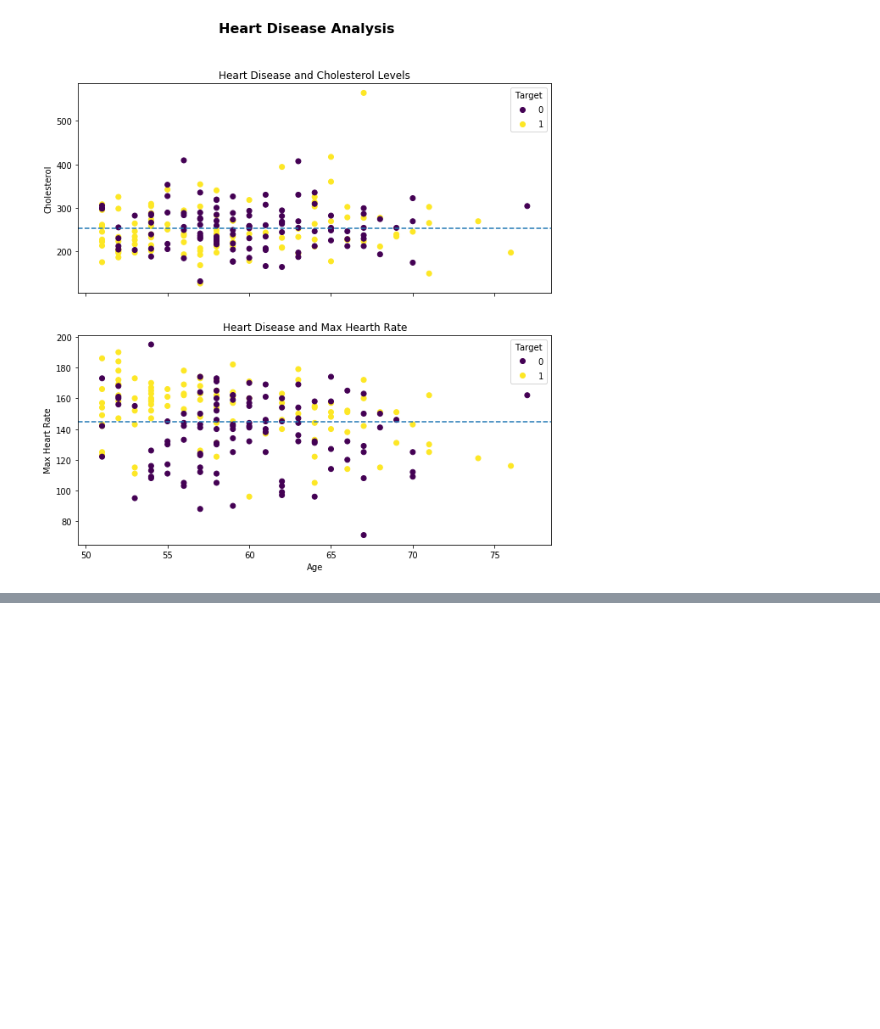
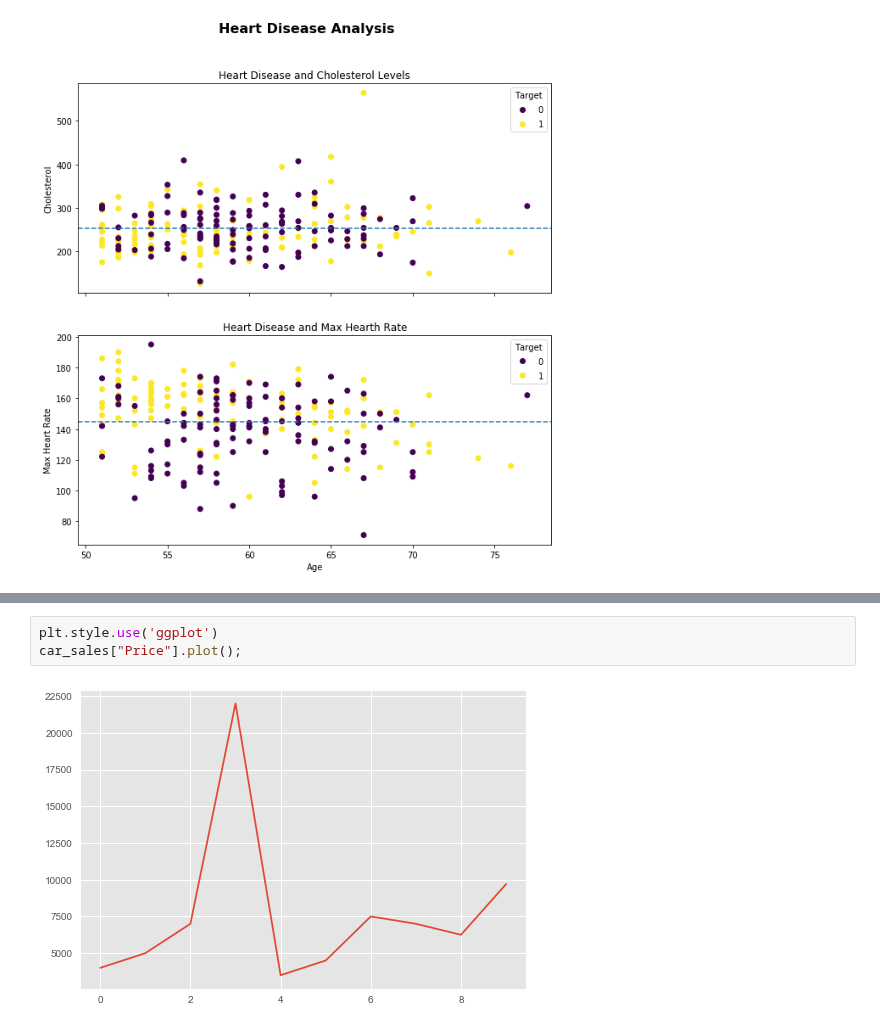
Before and after one commit to negreteo/conda_sample_project, a Jupyter notebook: introduction-to-matplotlib.ipynb, the cells around one changed output, grey strips where cells are left out. Drawn from its saved outputs; the diff is of its cells as text; blank space fills up the shorter version.

```diff
--- a/introduction-to-matplotlib.ipynb
+++ b/introduction-to-matplotlib.ipynb
@@ -441,0 +479,5 @@ fig.suptitle("Heart Disease Analysis", fontsize=16, fontweight="bold");
+# %%
+plt.style.use('ggplot')
+car_sales["Price"].plot();
+# %% [output]
+[figure, added]
```
Also changed, not shown: parts of 16 cells of this notebook.
